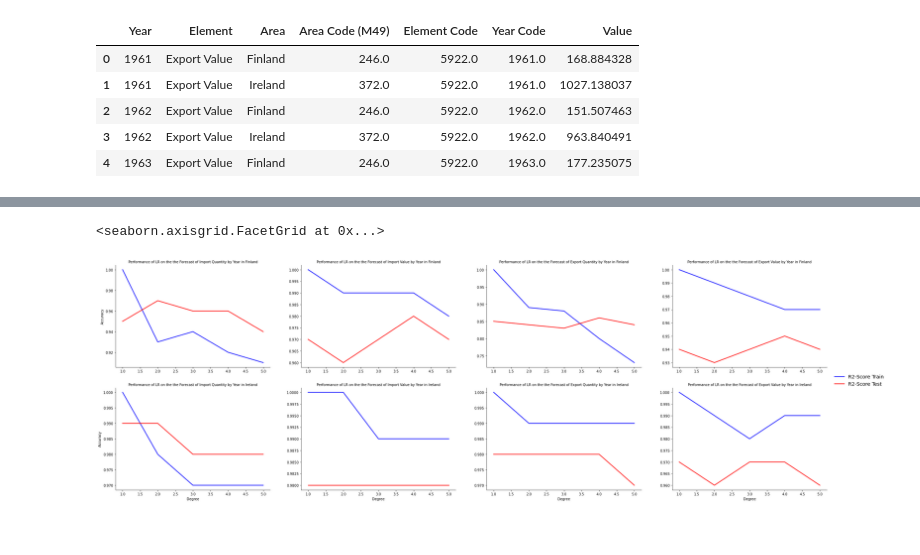
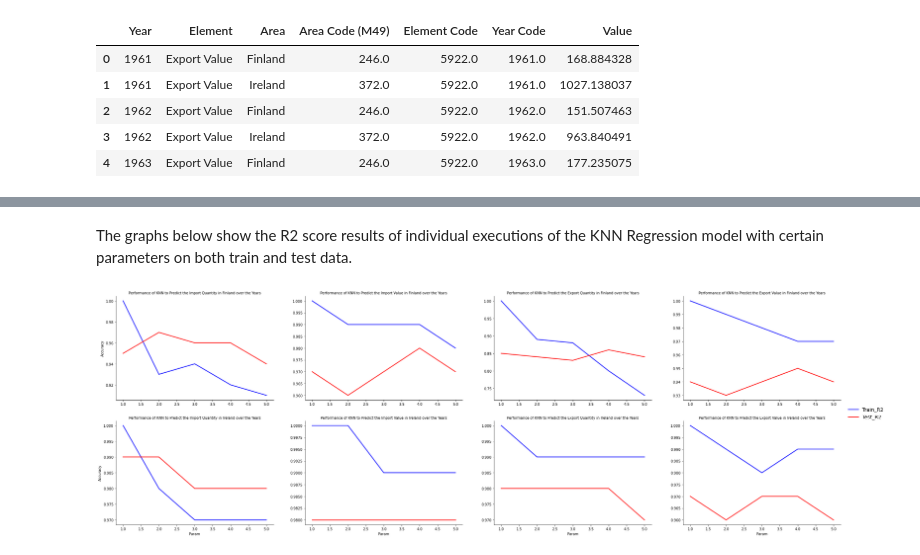
Before and after one commit to CCT-MastersDA/cct-ca2, a Jupyter notebook: jupyter/ML.ipynb, the cells around one changed output, grey strips where cells are left out. Saved outputs shown, nothing was run; the diff lists cells and outputs as text; code cells hidden in the pictures.

```diff
--- a/jupyter/ML.ipynb
+++ b/jupyter/ML.ipynb
@@ -827,14 +924,16 @@ for df_scaler in imp_exp_ts_datasets:
         # plot original and predicted values with the regression model
         plot_model_results(to_plot, f"{m_dict[model_n]['label']} Results on {target} ({country})", m_dict[model_n]['param_name'], m_dict[model_n]['params'])
 
+        # getting grid search cv results using simple model instance
+        gscv = run_grid_search_cv(m_dict[model_n]['model'], X_test, y_test, 'r2', m_dict[model_n]['gs_params'])
+
         # keeping results
         res_df = pd.DataFrame(res, columns=['Element', 'Param', 'Train_R2', 'Test_R2', 'CV_Train', 'CV_Test'])
         res_df['Area'] = country
         res_df['Model'] = model_n.upper()
+        res_df['BestParam'] = str(gscv.best_params_)
+
         results_df_lst.append(res_df)
-
-        # getting grid search cv results using simple model instance
-        run_grid_search_cv(m_dict[model_n]['model'], X_test, y_test, 'r2', m_dict[model_n]['gs_params'])
 
 # getting dataframe with consolidated results
 res_df = pd.concat(results_df_lst)
@@ -913,23 +1004,6 @@ perf_grid.set_titles('Performance of LR on the the Forecast of {col_name} by Yea
+# %% [markdown]
+The graphs below show the R2 score results of individual executions of the KNN Regression model with certain parameters on both train and test data.
 # %%
-# create the grid to display the import and export data
-perf_grid = sns.FacetGrid(res_df[res_df['Model']=='KNN'], row='Area', col='Element',
-                          height=5, aspect=1.5, sharey=False, sharex=False)
-
-# map the above form facetgrid with some attributes
-perf_grid.map(sns.lineplot, 'Param', 'Train_R2', alpha=.8, linewidth=2.5, color='blue', label='R2-Score Train')
-perf_grid.map(sns.lineplot, 'Param', 'Test_R2', alpha=.8, linewidth=2.5, color='red', label='R2-Score Test')
-#perf_grid.map(sns.lineplot, 'Degree', 'CV_Train', alpha=.8, linewidth=2.5, color='orange', label='CV R2-Score Train')
-#perf_grid.map(sns.lineplot, 'Degree', 'CV_Test', alpha=.8, linewidth=2.5, color='black', label='CV R2-Score Test')
-perf_grid.add_legend(fontsize='x-large')
-
-# adjusting space between graphs
-perf_grid.fig.subplots_adjust(wspace=.2, hspace=.2)
-
-# setting labels and titles
-perf_grid.set_xlabels('Degree')
-perf_grid.set_ylabels('Accuracy')
-
-perf_grid.set_titles('Performance of LR on the the Forecast of {col_name} by Year in {row_name}')
+plot_results_dict(res_df, 'KNN', ['Train_R2', 'Test_R2'], ['blue', 'red'], 'Performance of KNN to Predict the {col_name} in {row_name} over the Years')
 # %% [output]
-<seaborn.axisgrid.FacetGrid at 0x...>
-[figure, old version]
+[figure, new version]
```
Also changed, not shown: parts of 30 cells of this notebook, 2 other files.
